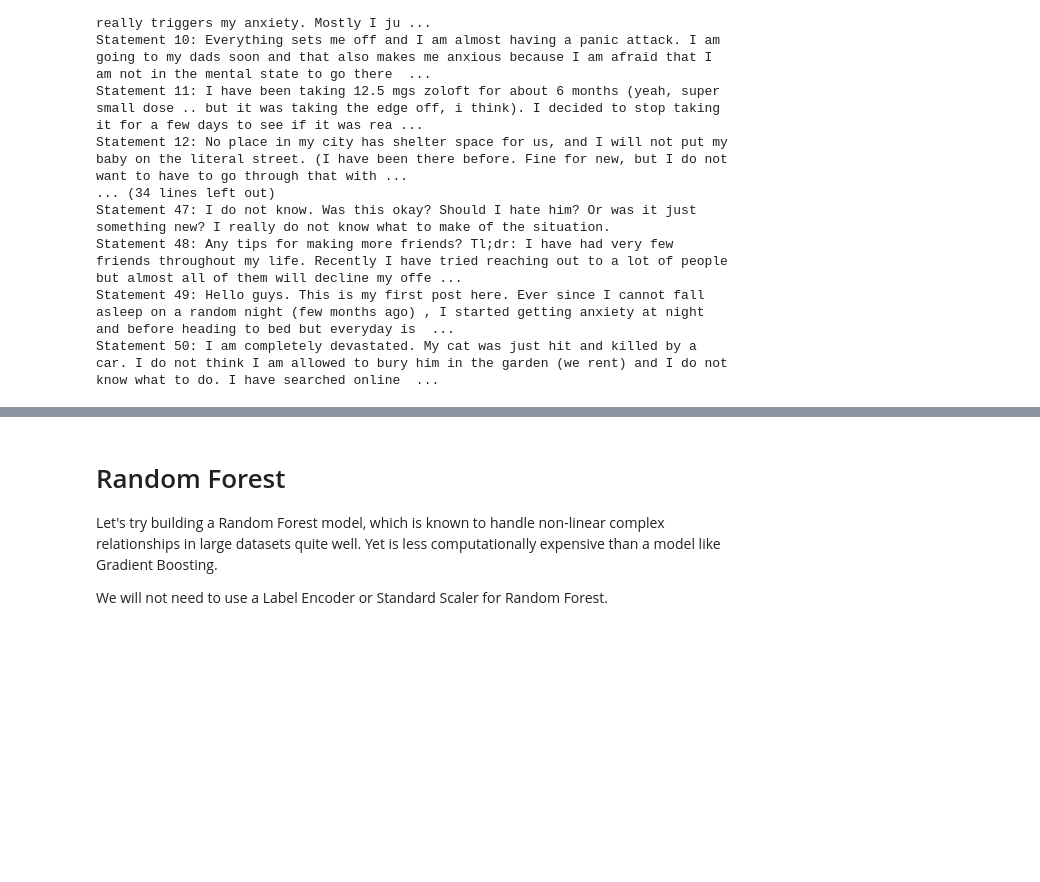
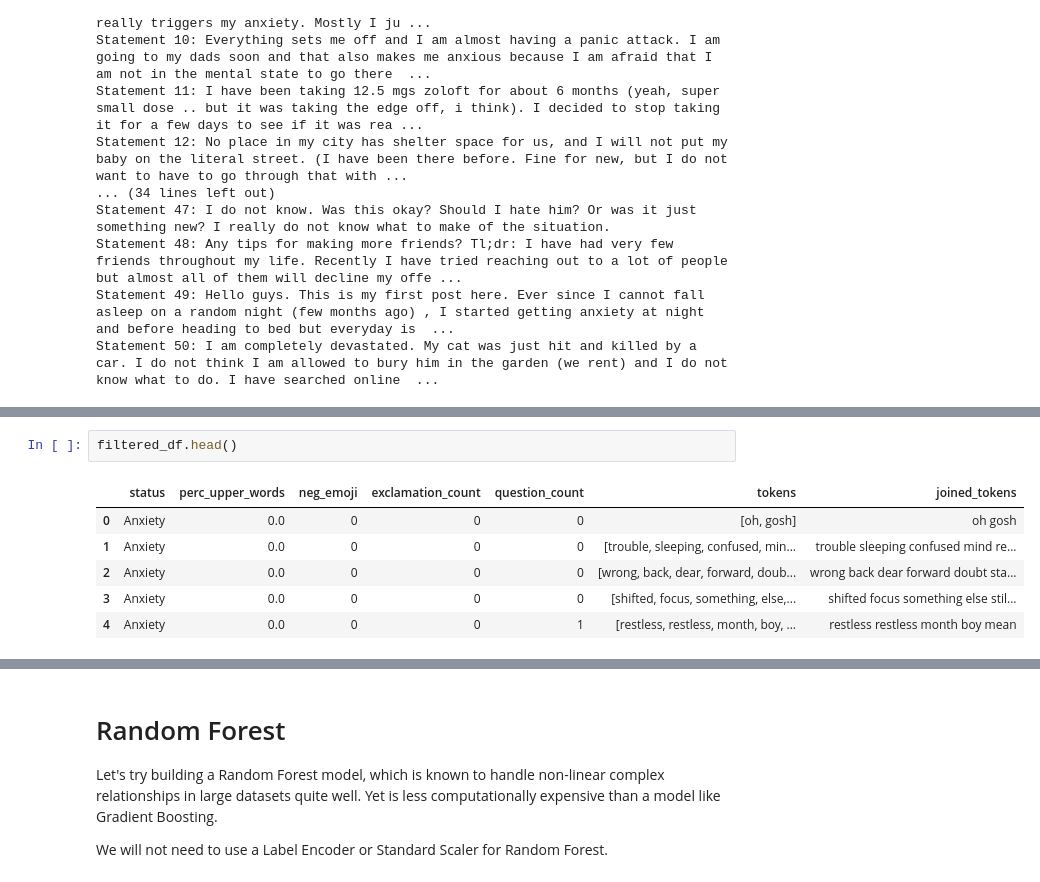
Before and after one commit to emmascotson/project_4, a Jupyter notebook: project_4.ipynb, the cells around one changed output, grey strips where cells are left out. Drawn from its saved outputs; the diff is of its cells as text; blank space fills up the shorter version.

```diff
--- a/project_4.ipynb
+++ b/project_4.ipynb
@@ -1692,0 +1847,9 @@ In other contexts, it might be useful to make the distinctions between the two.
+# %%
+filtered_df.head()
+# %% [output]
+|  | status | perc_upper_words | neg_emoji | exclamation_count | question_count | tokens | joined_tokens |
+| 0 | Anxiety | 0.0 | 0 | 0 | 0 | [oh, gosh] | oh gosh |
+| 1 | Anxiety | 0.0 | 0 | 0 | 0 | [trouble, sleeping, confused, min... | trouble sleeping confused mind re... |
+| 2 | Anxiety | 0.0 | 0 | 0 | 0 | [wrong, back, dear, forward, doub... | wrong back dear forward doubt sta... |
+| 3 | Anxiety | 0.0 | 0 | 0 | 0 | [shifted, focus, something, else,... | shifted focus something else stil... |
+| 4 | Anxiety | 0.0 | 0 | 0 | 1 | [restless, restless, month, boy, ... | restless restless month boy mean |
```
Also changed, not shown: parts of 22 cells of this notebook.
